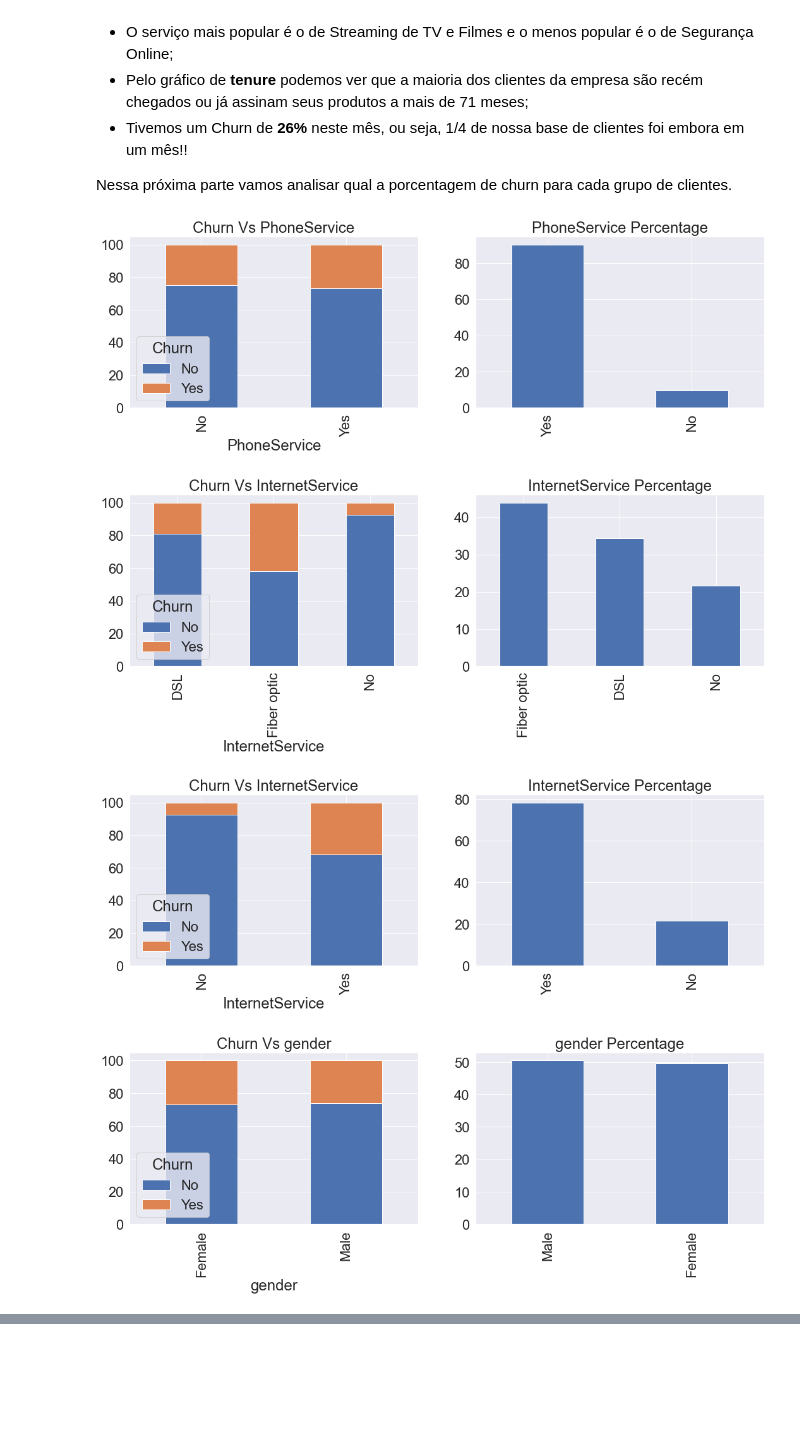
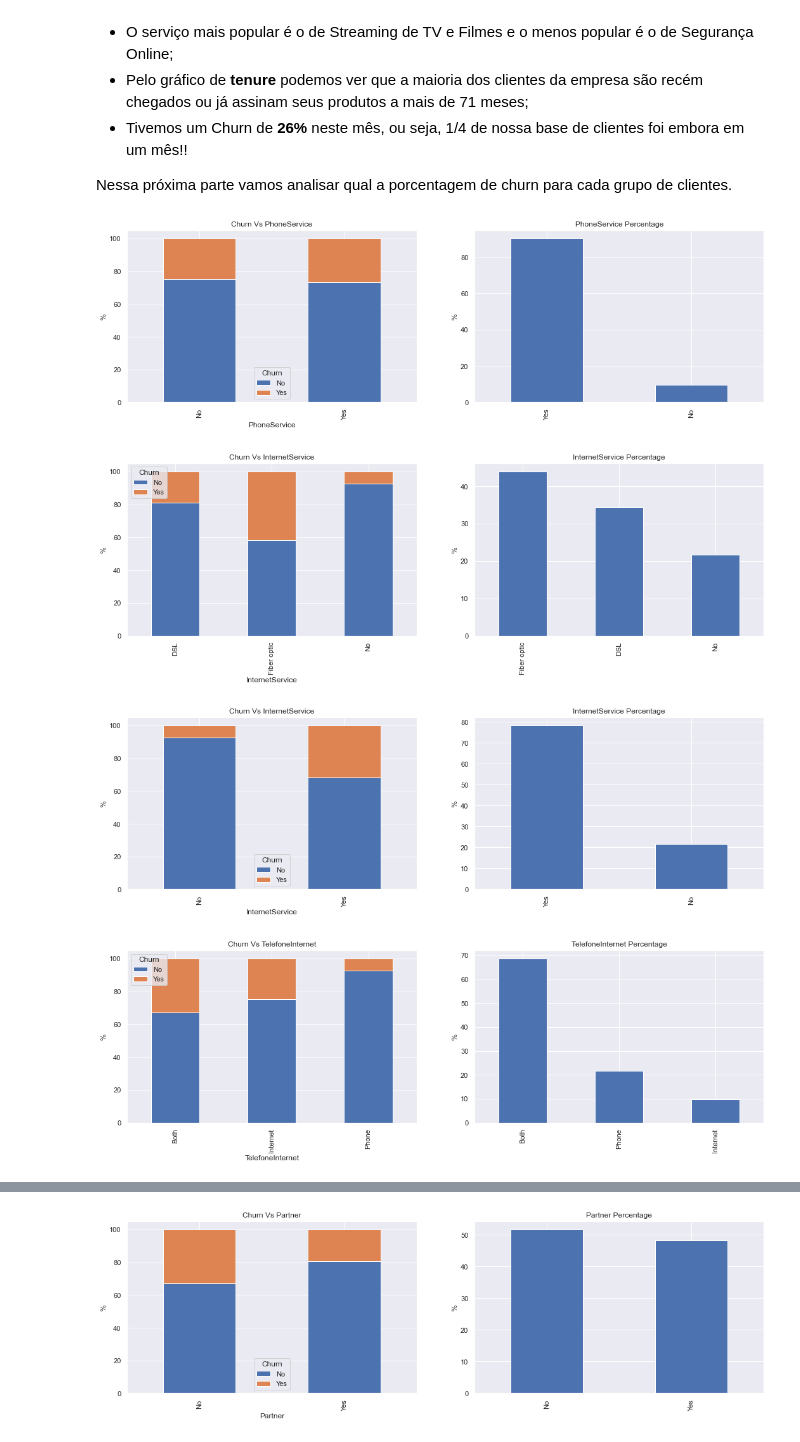
Before and after one commit to EduardoPitta/Telco_Churn, a Jupyter notebook: telco_churn.ipynb, the cells around one changed output, grey strips where cells are left out. Saved outputs shown, nothing was run; the diff lists cells and outputs as text; code cells hidden in the pictures; blank space fills up the shorter version.

```diff
--- a/telco_churn.ipynb
+++ b/telco_churn.ipynb
@@ -244,35 +223,52 @@ Nessa próxima parte vamos analisar qual a porcentagem de churn para cada grupo
 # %%
 #Função para plotar gráficos Churn vs Coluna
 def plot_churn(df,column):
     fig, ax = plt.subplots(1,2, figsize=(20,20))
     tmp1 = pd.crosstab(index = df[column], columns = df['Churn'], values = df['Churn'],
                                aggfunc = len,
                                normalize = 'index').mul(100)
 
     tmp2 = df[column].value_counts(normalize=True).mul(100)
-
-    tmp1.plot.bar(stacked=True,figsize=(18,5),ax=ax[0])
-    tmp2.plot.bar(stacked=True,figsize=(18,5),ax=ax[1])
+    tmp1.plot.bar(stacked=True,figsize=(18,5),ax=ax[0], ylabel='%')
+    tmp2.plot.bar(stacked=True,figsize=(18,5),ax=ax[1], ylabel='%')
     ax[1].set_title('{} Percentage'.format(column))
     ax[0].set_title('Churn Vs {}'.format(column))
 
 
 
 
 #Churn por serviços
 plot_churn(produtos,'PhoneService')
+#Churn por Tipo de Serviço de Internet
 plot_churn(df,'InternetService')
+#Churn por serviço de internet
 plot_churn(produtos,'InternetService')
+#Churn por Tipo de Serviço de Internet
+plot_churn(produtos,'TelefoneInternet')
+#Churn por cliente que contrata servios de internet extras
+plot_churn(produtos,'ContrataServiço')
 #Churn por genêro
 plot_churn(produtos,'gender')
 #Churn por faixa de idade
 plot_churn(produtos,'SeniorCitizen')
 #Churn por situação marital
 plot_churn(produtos,'Partner')
 #Churn por dependentes
 plot_churn(produtos,'Dependents')
+#Churn por contratante de segurança online
+plot_churn(produtos,'OnlineSecurity')
+#Churn por contratante de backup online
+plot_churn(produtos,'OnlineBackup')
+#Churn por contratante de backup online
+plot_churn(produtos,'StreamingTV')
+#Churn por contratante de backup online
+plot_churn(produtos,'StreamingMovies')
+#Churn por contratante de backup online
+plot_churn(produtos,'TechSupport')
+#Churn por contratante de backup online
+plot_churn(produtos,'DeviceProtection')
 # %% [output]
-[figure, old version]
+[figure, new version]
-[figure, old version]
+[figure, new version]
-[figure, old version]
+[figure, new version]
-[figure, old version]
+[figure, new version]
@@ -281,0 +278 @@ plot_churn(produtos,'Dependents')
+[figure, added]
```
Also changed, not shown: parts of 12 cells of this notebook.
